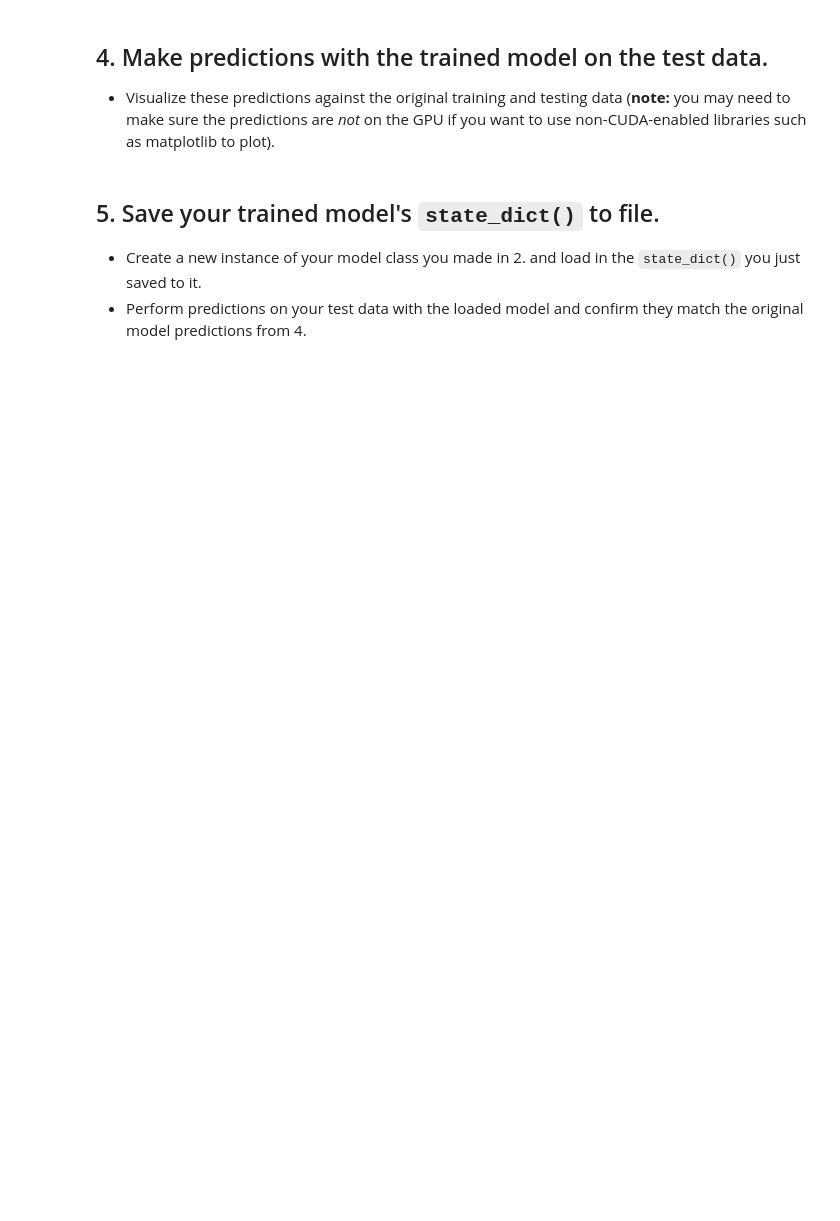
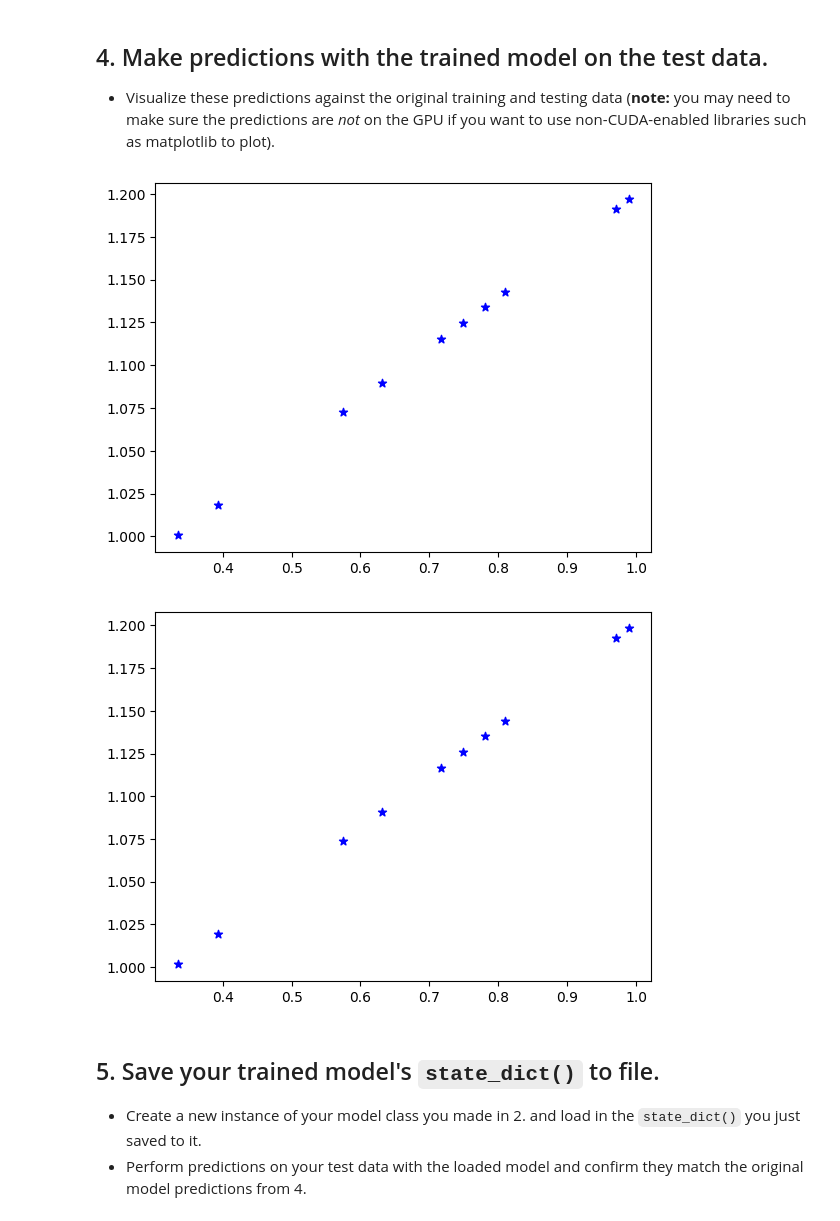
Before and after one commit to haoyuma2002814/pytorch-deep-learning, a Jupyter notebook: extras/exercises/01_pytorch_workflow_exercises.ipynb, the cells around one changed output. Drawn from its saved outputs; the diff is of its cells as text; code cells hidden in the pictures; blank space fills up the shorter version.

```diff
--- a/extras/exercises/01_pytorch_workflow_exercises.ipynb
+++ b/extras/exercises/01_pytorch_workflow_exercises.ipynb
@@ -118,14 +118,14 @@ loss_fn = torch.nn.L1Loss()
 
 # Train model for 300 epochs
 epochs = 300
-print(device)
 # Send data to target device (use assignment; .to() returns a new tensor)
-x_train = x_train.to(device)
-y_train = y_train.to(device)
-x_test = x_test.to(device)
-y_test = y_test.to(device)
+print(x_train.shape)
+x_train = x_train.unsqueeze(1).to(device)
+print(x_train.shape)
+y_train = y_train.unsqueeze(1).to(device)
+x_test = x_test.unsqueeze(1).to(device)
+y_test = y_test.unsqueeze(1).to(device)
 
-print(x_train.device)
 
 for epoch in range(epochs):
   ### Training
@@ -170,8 +184,15 @@ RuntimeError: mat1 and mat2 shapes cannot be multiplied (1x90 and 1x1)
   * Visualize these predictions against the original training and testing data (**note:** you may need to make sure the predictions are *not* on the GPU if you want to use non-CUDA-enabled libraries such as matplotlib to plot).
 # %%
 # Make predictions with the model
+linearReg.eval()
+y_test_pred = linearReg(x_test)
 # %%
 # Plot the predictions (these may need to be on a specific device)
+plot(x_test.cpu(),y_test.cpu())
+plot(x_test.cpu(),y_test_pred.detach().cpu())
+# %% [output]
+[figure, added]
+[figure, added]
 # %% [markdown]
 ## 5. Save your trained model's `state_dict()` to file.
   * Create a new instance of your model class you made in 2. and load in the `state_dict()` you just saved to it.
```
Also changed, not shown: parts of 7 cells of this notebook, 1 other file.
